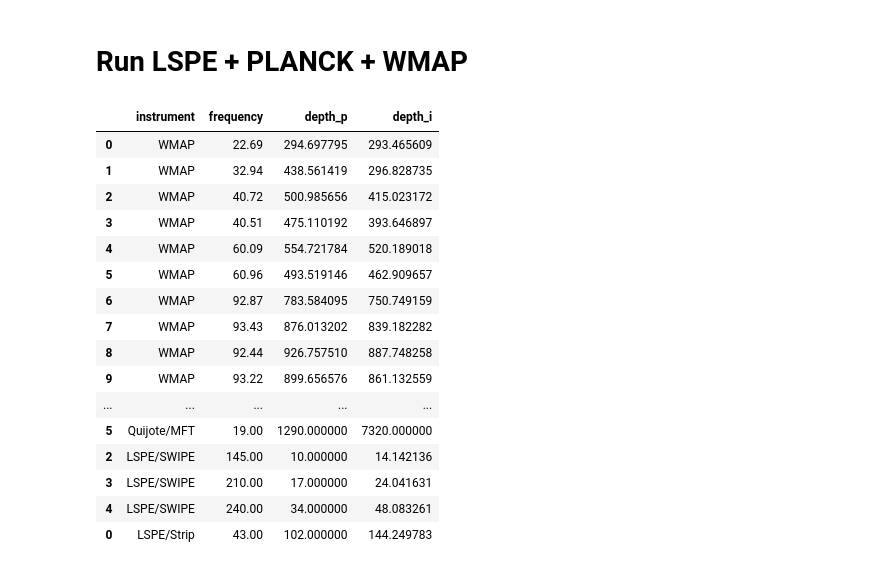
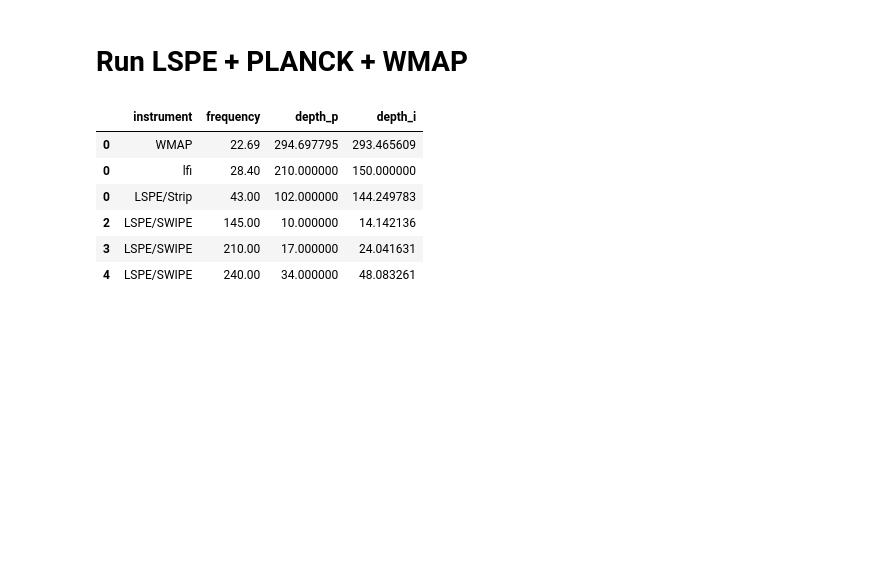
Before and after one commit to teob97/Master-Thesis-Pipeline, a Jupyter notebook: notebooks/fgbuster_run.ipynb, the cells around one changed output. Cells and saved outputs as stored; diff of their text form; code cells hidden in the pictures; blank space fills up the shorter version.

```diff
--- a/notebooks/fgbuster_run.ipynb
+++ b/notebooks/fgbuster_run.ipynb
@@ -63,38 +63,28 @@ run (generic function with 1 method)
 # %%
 wmap = read_pickle("../instruments/wmap_instrument.pkl")
 planck = read_pickle("../instruments/planck_instrument.pkl")
 quijote = read_pickle("../instruments/quijote_instrument.pkl")
 swipe = read_pickle("../instruments/lspe_swipe_instrument.pkl")
 strip = read_pickle("../instruments/lspe_strip_instrument.pkl")
 
 strip = Pandas.query(strip, :(frequency==43.0))
-#wmap = Pandas.query(wmap, :(frequency==22.69))
-#planck = Pandas.query(planck, :(frequency==28.4))
+wmap = Pandas.query(wmap, :(frequency==22.69))
+planck = Pandas.query(planck, :(frequency==28.4))
 
 columns = ["instrument", "frequency", "depth_p", "depth_i"]
 
-instruments = concat([wmap, planck, quijote, swipe, strip])
-#instruments = concat([wmap, planck, strip, swipe])
+#instruments = concat([wmap, planck, quijote, swipe, strip])
+instruments = concat([wmap, planck, strip, swipe])
 
 instruments = instruments[columns]
 instruments
 # %% [output]
 |  | instrument | frequency | depth_p | depth_i |
 | 0 | WMAP | 22.69 | 294.697795 | 293.465609 |
-| 1 | WMAP | 32.94 | 438.561419 | 296.828735 |
-| 2 | WMAP | 40.72 | 500.985656 | 415.023172 |
-| 3 | WMAP | 40.51 | 475.110192 | 393.646897 |
-| 4 | WMAP | 60.09 | 554.721784 | 520.189018 |
-| 5 | WMAP | 60.96 | 493.519146 | 462.909657 |
-| 6 | WMAP | 92.87 | 783.584095 | 750.749159 |
-| 7 | WMAP | 93.43 | 876.013202 | 839.182282 |
-| 8 | WMAP | 92.44 | 926.757510 | 887.748258 |
-| 9 | WMAP | 93.22 | 899.656576 | 861.132559 |
-| ... | ... | ... | ... | ... |
-| 5 | Quijote/MFT | 19.00 | 1290.000000 | 7320.000000 |
+| 0 | lfi | 28.40 | 210.000000 | 150.000000 |
+| 0 | LSPE/Strip | 43.00 | 102.000000 | 144.249783 |
 | 2 | LSPE/SWIPE | 145.00 | 10.000000 | 14.142136 |
 | 3 | LSPE/SWIPE | 210.00 | 17.000000 | 24.041631 |
 | 4 | LSPE/SWIPE | 240.00 | 34.000000 | 48.083261 |
-| 0 | LSPE/Strip | 43.00 | 102.000000 | 144.249783 |
 # %%
 run(instruments, "lspe_planck_wmap")
```
Also changed, not shown: 20 other files.
